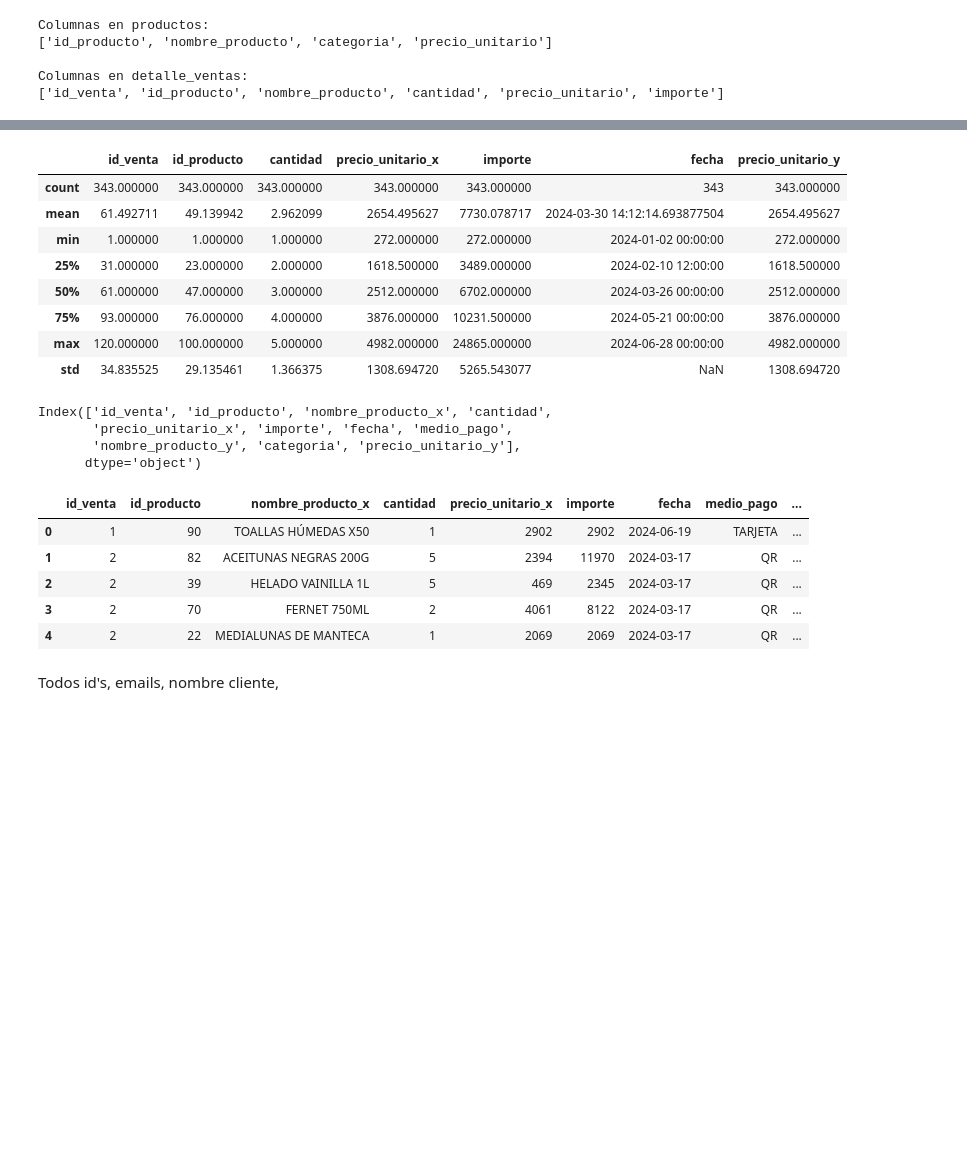
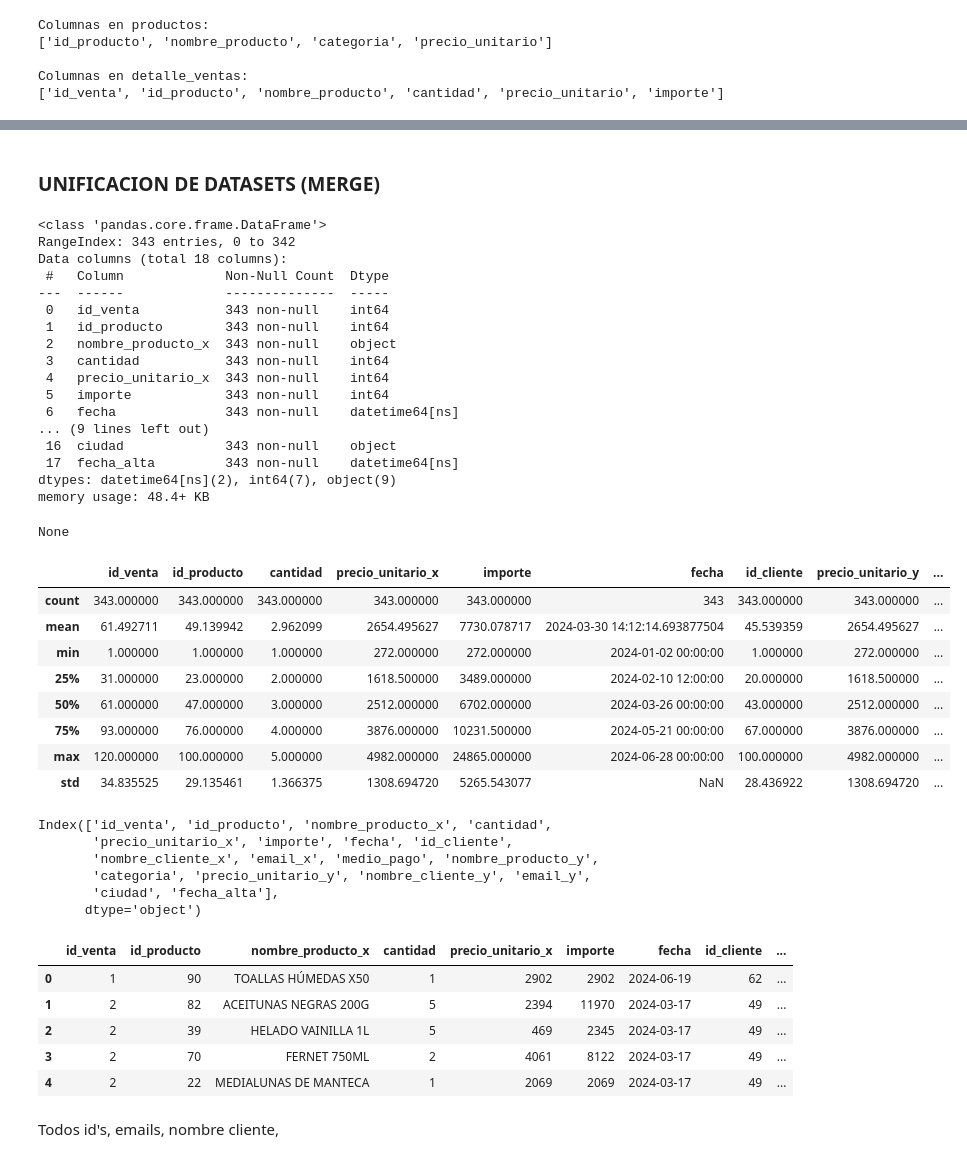
Before and after one commit to Torgeck/Tienda-Aurelion, a Jupyter notebook: notebooks/clase_8.ipynb, the cells around one changed output, grey strips where cells are left out. Cells and saved outputs as stored; diff of their text form; code cells hidden in the pictures; blank space fills up the shorter version.

```diff
--- a/notebooks/clase_8.ipynb
+++ b/notebooks/clase_8.ipynb
@@ -4,6 +4,4 @@ import pandas as pd
 import numpy as np
 from matplotlib import pyplot as plt  # Forma alternativa y más explícita de importar
 import seaborn as sns
-
-# Verificar la importación
-print(type(plt.figure))
+pd.set_option("future.no_silent_downcasting", True)
@@ -200,31 +113,53 @@ Columnas en detalle_ventas:
+# %% [markdown]
+### UNIFICACION DE DATASETS (MERGE)
 # %%
-#iniciar desde detalle_venta
-df_venta_cliente = ventas.merge(clientes[['ciudad', 'id_cliente']], on='id_cliente' , how='left')
-df_todos = detalle_ventas.merge(df_venta_cliente[["fecha","medio_pago","id_venta"]], on='id_venta', how='left').merge(df_productos, on='id_producto', how='left')
-# traer todos los campos, no suponer ni omitir
+
+df_venta_detalle = detalle_ventas.merge(ventas, on='id_venta', how='left').merge(df_productos, on='id_producto', how='left')
+df_todos = df_venta_detalle.merge(clientes, on='id_cliente' , how='left')
+display(df_todos.info())
 display(df_todos.describe())
 display(df_todos.columns)
 display(df_todos.head())
 # %% [output]
+<class 'pandas.core.frame.DataFrame'>
+RangeIndex: 343 entries, 0 to 342
+Data columns (total 18 columns):
+ #   Column             Non-Null Count  Dtype
+---  ------             --------------  -----
+ 0   id_venta           343 non-null    int64
+ 1   id_producto        343 non-null    int64
+ 2   nombre_producto_x  343 non-null    object
+ 3   cantidad           343 non-null    int64
+ 4   precio_unitario_x  343 non-null    int64
+ 5   importe            343 non-null    int64
+ 6   fecha              343 non-null    datetime64[ns]
+... (9 lines left out)
+ 16  ciudad             343 non-null    object
+ 17  fecha_alta         343 non-null    datetime64[ns]
+dtypes: datetime64[ns](2), int64(7), object(9)
+memory usage: 48.4+ KB
+None
-|  | id_venta | id_producto | cantidad | precio_unitario_x | importe | fecha | precio_unitario_y |
-| count | 343.000000 | 343.000000 | 343.000000 | 343.000000 | 343.000000 | 343 | 343.000000 |
-| mean | 61.492711 | 49.139942 | 2.962099 | 2654.495627 | 7730.078717 | 2024-03-30 14:12:14.693877504 | 2654.495627 |
-| min | 1.000000 | 1.000000 | 1.000000 | 272.000000 | 272.000000 | 2024-01-02 00:00:00 | 272.000000 |
-| 25% | 31.000000 | 23.000000 | 2.000000 | 1618.500000 | 3489.000000 | 2024-02-10 12:00:00 | 1618.500000 |
-| 50% | 61.000000 | 47.000000 | 3.000000 | 2512.000000 | 6702.000000 | 2024-03-26 00:00:00 | 2512.000000 |
-| 75% | 93.000000 | 76.000000 | 4.000000 | 3876.000000 | 10231.500000 | 2024-05-21 00:00:00 | 3876.000000 |
-| max | 120.000000 | 100.000000 | 5.000000 | 4982.000000 | 24865.000000 | 2024-06-28 00:00:00 | 4982.000000 |
-| std | 34.835525 | 29.135461 | 1.366375 | 1308.694720 | 5265.543077 | NaN | 1308.694720 |
+|  | id_venta | id_producto | cantidad | precio_unitario_x | importe | fecha | id_cliente | precio_unitario_y | ... |
+| count | 343.000000 | 343.000000 | 343.000000 | 343.000000 | 343.000000 | 343 | 343.000000 | 343.000000 | ... |
+| mean | 61.492711 | 49.139942 | 2.962099 | 2654.495627 | 7730.078717 | 2024-03-30 14:12:14.693877504 | 45.539359 | 2654.495627 | ... |
+| min | 1.000000 | 1.000000 | 1.000000 | 272.000000 | 272.000000 | 2024-01-02 00:00:00 | 1.000000 | 272.000000 | ... |
+| 25% | 31.000000 | 23.000000 | 2.000000 | 1618.500000 | 3489.000000 | 2024-02-10 12:00:00 | 20.000000 | 1618.500000 | ... |
+| 50% | 61.000000 | 47.000000 | 3.000000 | 2512.000000 | 6702.000000 | 2024-03-26 00:00:00 | 43.000000 | 2512.000000 | ... |
+| 75% | 93.000000 | 76.000000 | 4.000000 | 3876.000000 | 10231.500000 | 2024-05-21 00:00:00 | 67.000000 | 3876.000000 | ... |
+| max | 120.000000 | 100.000000 | 5.000000 | 4982.000000 | 24865.000000 | 2024-06-28 00:00:00 | 100.000000 | 4982.000000 | ... |
+| std | 34.835525 | 29.135461 | 1.366375 | 1308.694720 | 5265.543077 | NaN | 28.436922 | 1308.694720 | ... |
-Index(['id_venta', 'id_producto', 'nombre_producto_x', 'cantidad',
-       'precio_unitario_x', 'importe', 'fecha', 'medio_pago',
-       'nombre_producto_y', 'categoria', 'precio_unitario_y'],
-      dtype='object')
+Index(['id_venta', 'id_producto', 'nombre_producto_x', 'cantidad',
+       'precio_unitario_x', 'importe', 'fecha', 'id_cliente',
+       'nombre_cliente_x', 'email_x', 'medio_pago', 'nombre_producto_y',
+       'categoria', 'precio_unitario_y', 'nombre_cliente_y', 'email_y',
+       'ciudad', 'fecha_alta'],
+      dtype='object')
-|  | id_venta | id_producto | nombre_producto_x | cantidad | precio_unitario_x | importe | fecha | medio_pago | ... |
-| 0 | 1 | 90 | TOALLAS HÚMEDAS X50 | 1 | 2902 | 2902 | 2024-06-19 | TARJETA | ... |
-| 1 | 2 | 82 | ACEITUNAS NEGRAS 200G | 5 | 2394 | 11970 | 2024-03-17 | QR | ... |
-| 2 | 2 | 39 | HELADO VAINILLA 1L | 5 | 469 | 2345 | 2024-03-17 | QR | ... |
-| 3 | 2 | 70 | FERNET 750ML | 2 | 4061 | 8122 | 2024-03-17 | QR | ... |
-| 4 | 2 | 22 | MEDIALUNAS DE MANTECA | 1 | 2069 | 2069 | 2024-03-17 | QR | ... |
+|  | id_venta | id_producto | nombre_producto_x | cantidad | precio_unitario_x | importe | fecha | id_cliente | ... |
+| 0 | 1 | 90 | TOALLAS HÚMEDAS X50 | 1 | 2902 | 2902 | 2024-06-19 | 62 | ... |
+| 1 | 2 | 82 | ACEITUNAS NEGRAS 200G | 5 | 2394 | 11970 | 2024-03-17 | 49 | ... |
+| 2 | 2 | 39 | HELADO VAINILLA 1L | 5 | 469 | 2345 | 2024-03-17 | 49 | ... |
+| 3 | 2 | 70 | FERNET 750ML | 2 | 4061 | 8122 | 2024-03-17 | 49 | ... |
+| 4 | 2 | 22 | MEDIALUNAS DE MANTECA | 1 | 2069 | 2069 | 2024-03-17 | 49 | ... |
 # %% [markdown]
 Todos id's, emails, nombre cliente,
 # %%
```
Also changed, not shown: parts of 18 cells of this notebook, 1 other file.
